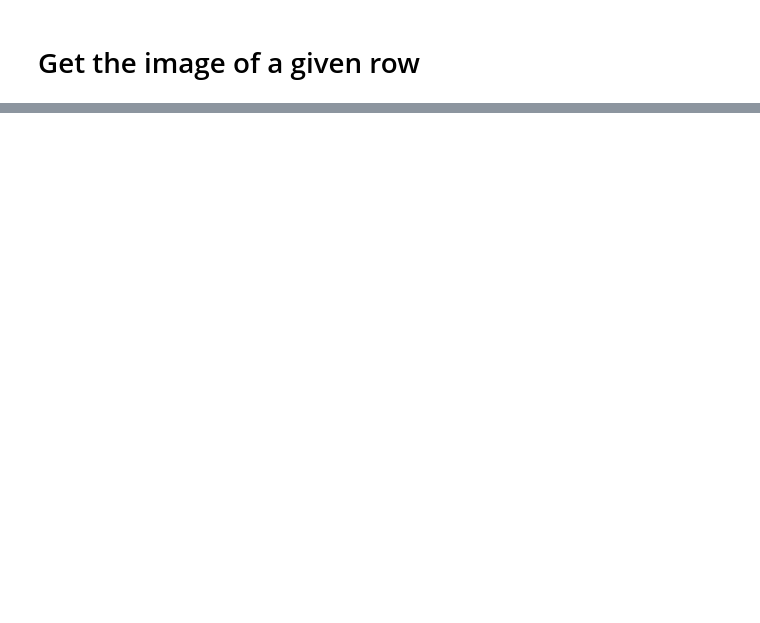
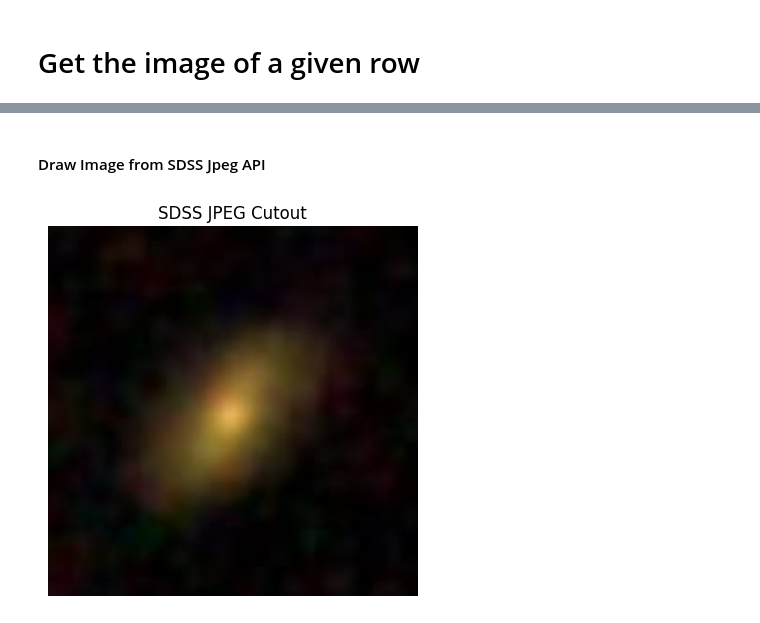
Before and after one commit to joshua-burbidge/astro_data, a Jupyter notebook: notebooks/get_image.ipynb, the cells around one changed output, grey strips where cells are left out. Drawn from its saved outputs; the diff is of its cells as text; code cells hidden in the pictures; blank space fills up the shorter version.

```diff
--- a/notebooks/get_image.ipynb
+++ b/notebooks/get_image.ipynb
@@ -1,7 +1,7 @@
 # %% [markdown]
 # Get the image of a given row
 # %%
-rowNumber = 4
+rowNumber = 421
 # %%
 import pandas as pd
 
@@ -48,7 +48,5 @@ query = {
 
 response = requests.get(path, params=query)
 
-i = Image.open(BytesIO(response.content))
-i.show()
-# i.save('galaxy_image.jpg')
+jpeg_image = Image.open(BytesIO(response.content))
 # %% [output]
@@ -55,0 +98,11 @@ i.show()
+# %% [markdown]
+#### Draw Image from SDSS Jpeg API
+# %%
+import matplotlib.pyplot as plt
+
+plt.imshow(jpeg_image)
+plt.axis("off")
+plt.title("SDSS JPEG Cutout")
+plt.show()
+# %% [output]
+[figure, added]
```
Also changed, not shown: parts of 8 cells of this notebook.
